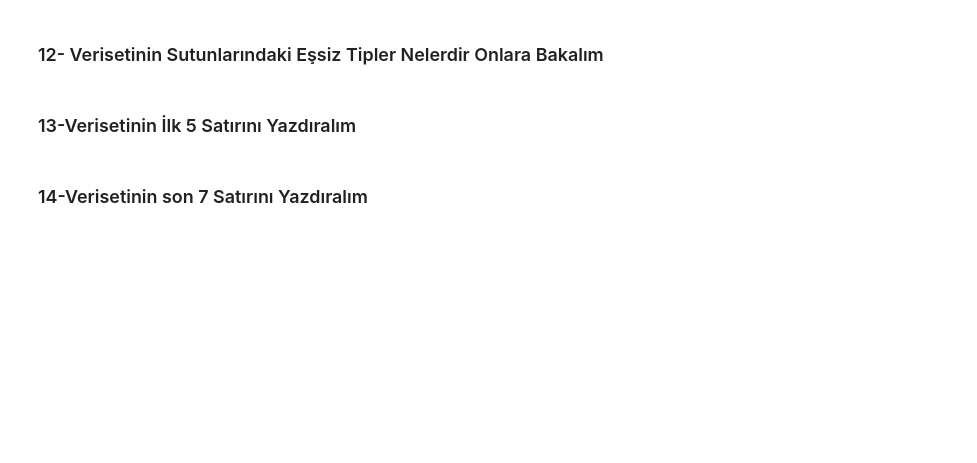
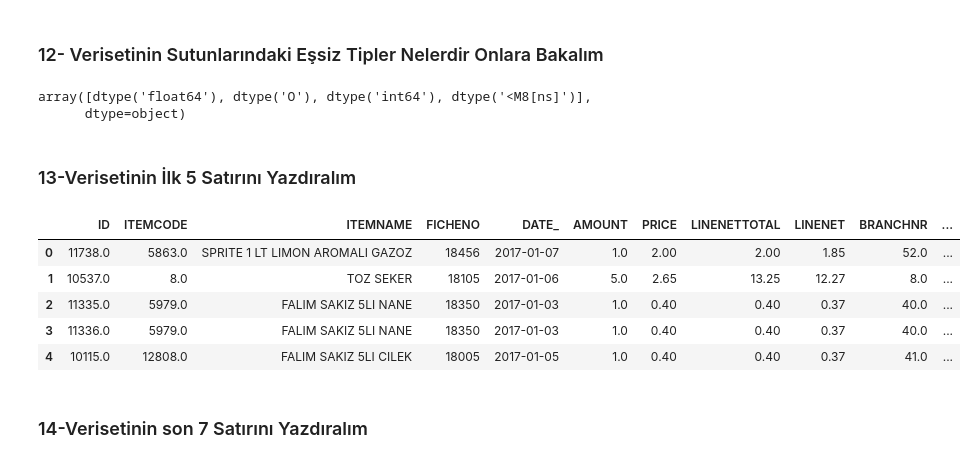
Before and after one commit to gulseliocakci/VeriBilimineGirisOdev, a Jupyter notebook: HAFTA 3/marketsales.ipynb, the cells around one changed output. Cells and saved outputs as stored; diff of their text form; code cells hidden in the pictures; blank space fills up the shorter version.

```diff
--- a/HAFTA 3/marketsales.ipynb
+++ b/HAFTA 3/marketsales.ipynb
@@ -56,11 +157,21 @@ data.dtypes
 # %% [markdown]
 ### 12- Verisetinin Sutunlarındaki Eşsiz Tipler Nelerdir Onlara Bakalım
 # %%
-data.dtypes.unique()
+data_copy.dtypes.unique()
+# %% [output]
+array([dtype('float64'), dtype('O'), dtype('int64'), dtype('<M8[ns]')],
+      dtype=object)
 # %% [markdown]
 ### 13-Verisetinin İlk 5 Satırını Yazdıralım
 # %%
-data.head(5)
+data_copy.head(5)
+# %% [output]
+|  | ID | ITEMCODE | ITEMNAME | FICHENO | DATE_ | AMOUNT | PRICE | LINENETTOTAL | LINENET | BRANCHNR | ... |
+| 0 | 11738.0 | 5863.0 | SPRITE 1 LT LIMON AROMALI GAZOZ | 18456 | 2017-01-07 | 1.0 | 2.00 | 2.00 | 1.85 | 52.0 | ... |
+| 1 | 10537.0 | 8.0 | TOZ SEKER | 18105 | 2017-01-06 | 5.0 | 2.65 | 13.25 | 12.27 | 8.0 | ... |
+| 2 | 11335.0 | 5979.0 | FALIM SAKIZ 5LI NANE | 18350 | 2017-01-03 | 1.0 | 0.40 | 0.40 | 0.37 | 40.0 | ... |
+| 3 | 11336.0 | 5979.0 | FALIM SAKIZ 5LI NANE | 18350 | 2017-01-03 | 1.0 | 0.40 | 0.40 | 0.37 | 40.0 | ... |
+| 4 | 10115.0 | 12808.0 | FALIM SAKIZ 5LI CILEK | 18005 | 2017-01-05 | 1.0 | 0.40 | 0.40 | 0.37 | 41.0 | ... |
 # %% [markdown]
 ### 14-Verisetinin son 7 Satırını Yazdıralım
 # %%
```
Also changed, not shown: parts of 17 cells of this notebook.
